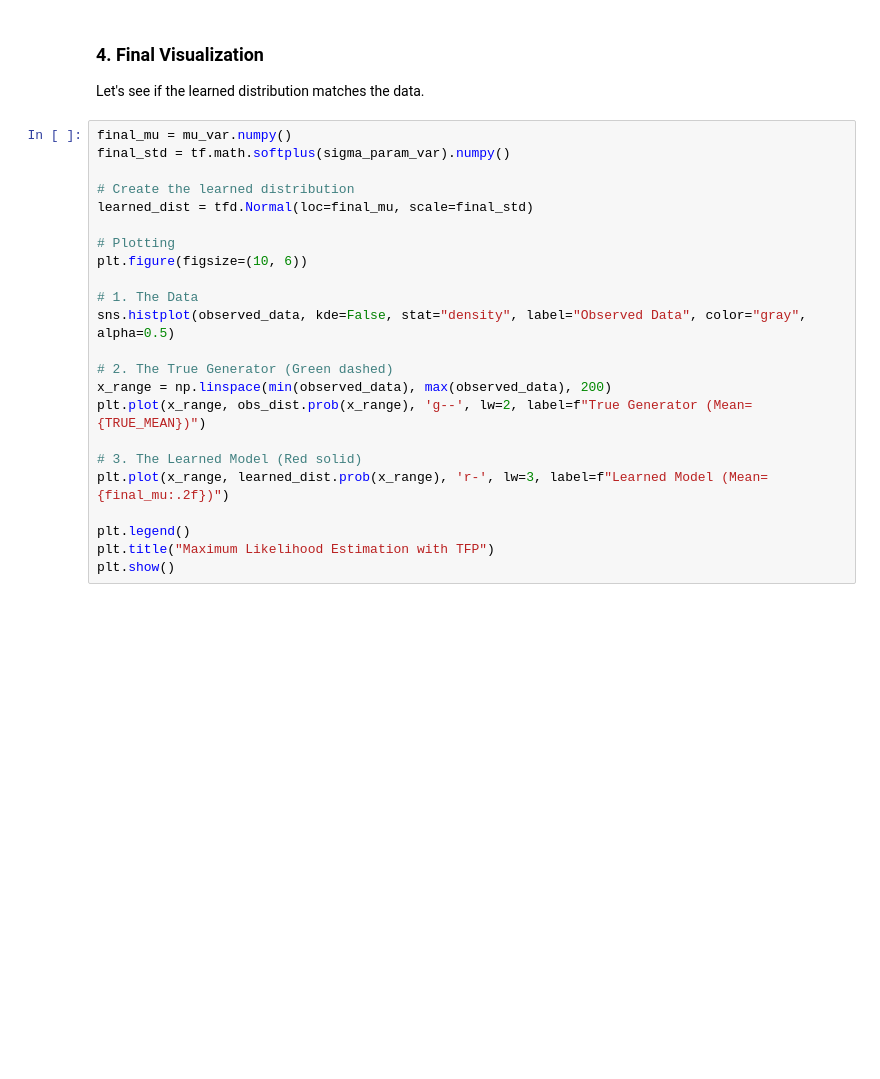
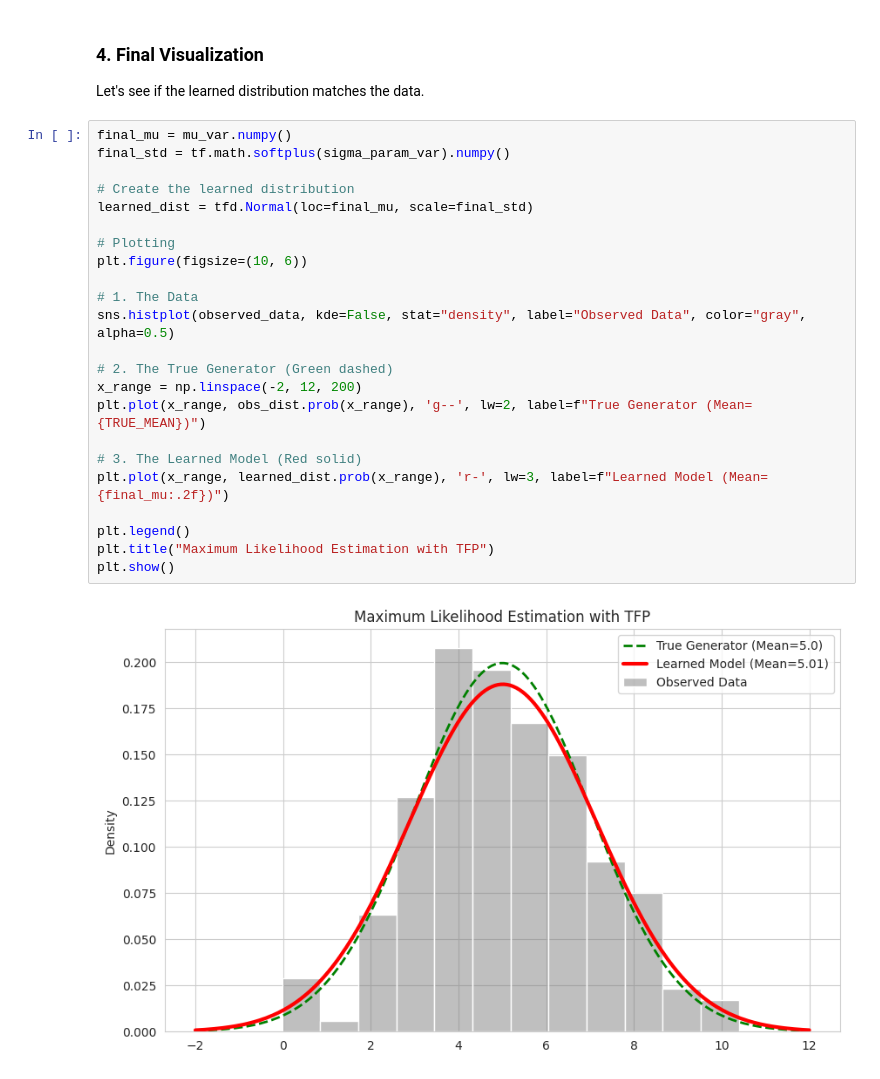
Before and after one commit to BI-DS/EBA-3530, a Jupyter notebook: lecture8/tfp_tutorial.ipynb, the cells around one changed output. Saved outputs shown, nothing was run; the diff lists cells and outputs as text; blank space fills up the shorter version.

```diff
--- a/lecture8/tfp_tutorial.ipynb
+++ b/lecture8/tfp_tutorial.ipynb
@@ -129,23 +177,25 @@ Let's see if the learned distribution matches the data.
 # %%
 final_mu = mu_var.numpy()
 final_std = tf.math.softplus(sigma_param_var).numpy()
 
 # Create the learned distribution
 learned_dist = tfd.Normal(loc=final_mu, scale=final_std)
 
 # Plotting
 plt.figure(figsize=(10, 6))
 
 # 1. The Data
 sns.histplot(observed_data, kde=False, stat="density", label="Observed Data", color="gray", alpha=0.5)
 
 # 2. The True Generator (Green dashed)
-x_range = np.linspace(min(observed_data), max(observed_data), 200)
+x_range = np.linspace(-2, 12, 200)
 plt.plot(x_range, obs_dist.prob(x_range), 'g--', lw=2, label=f"True Generator (Mean={TRUE_MEAN})")
 
 # 3. The Learned Model (Red solid)
 plt.plot(x_range, learned_dist.prob(x_range), 'r-', lw=3, label=f"Learned Model (Mean={final_mu:.2f})")
 
 plt.legend()
 plt.title("Maximum Likelihood Estimation with TFP")
 plt.show()
+# %% [output]
+[figure, added]
```
Also changed, not shown: parts of 9 cells of this notebook.
